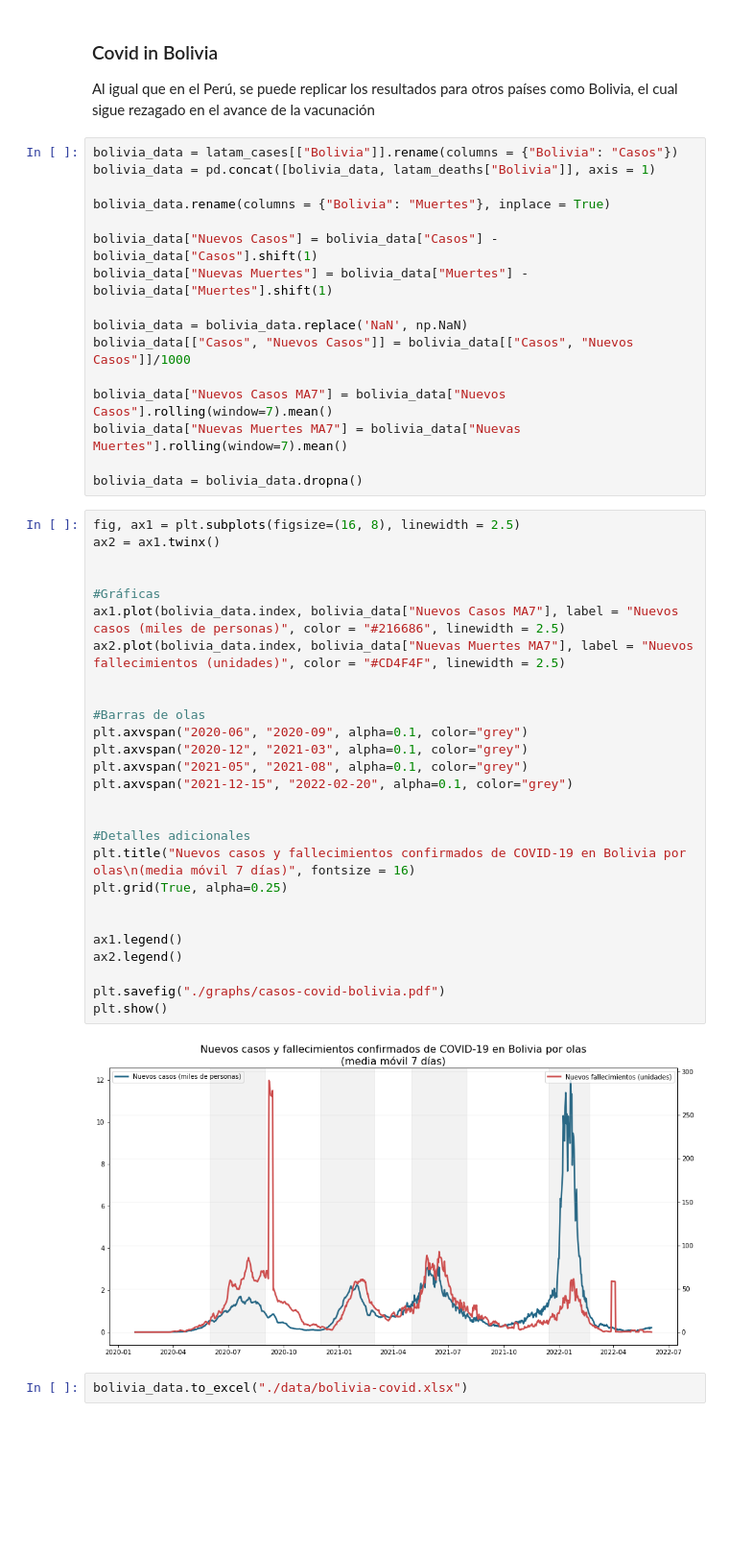
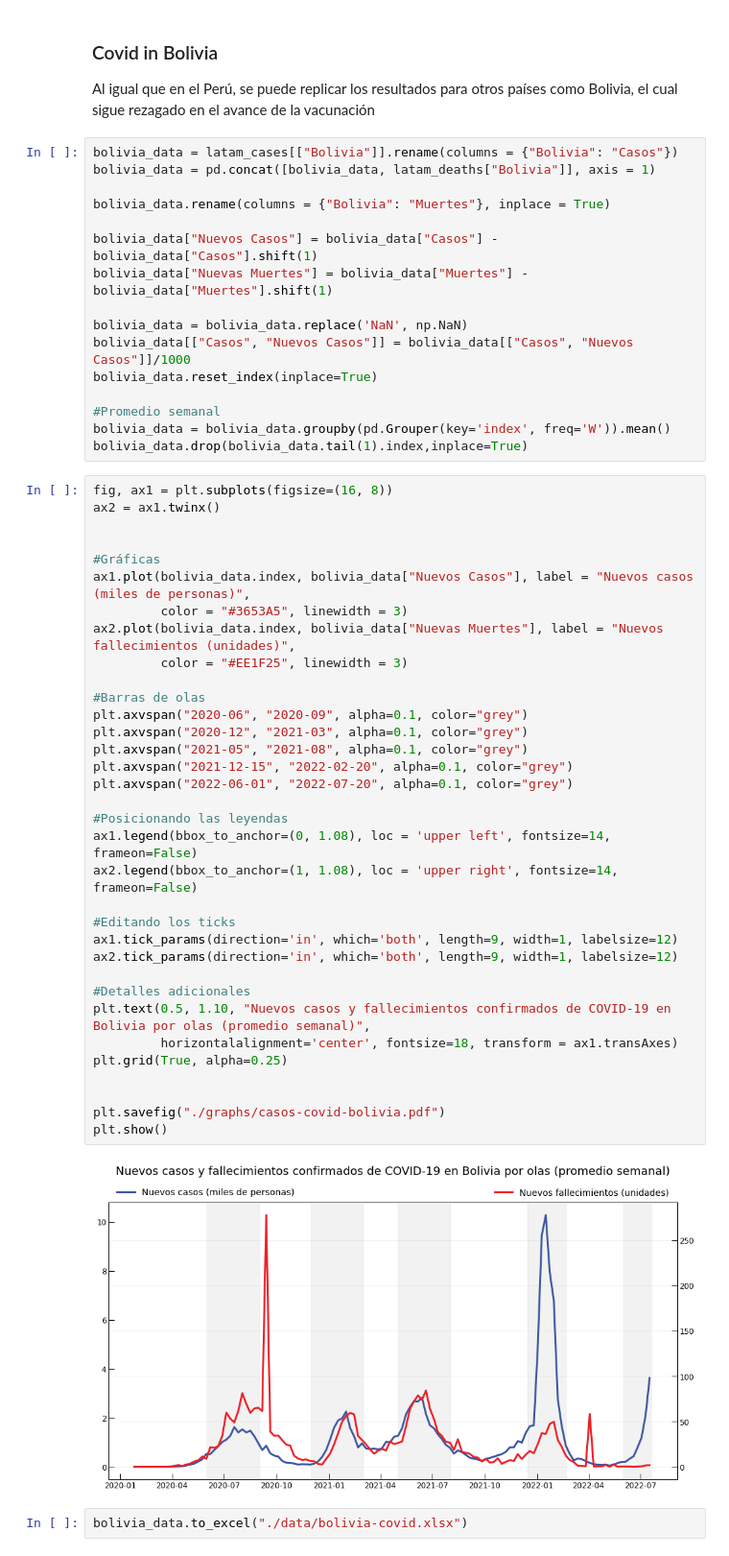
Before and after one commit to mauricioalvaradoo/covid_19, a Jupyter notebook: covid-19-review.ipynb, the cells around one changed output. Shown at 96% size. Saved outputs shown, nothing was run; the diff lists cells and outputs as text; blank space fills up the shorter version.

```diff
--- a/covid-19-review.ipynb
+++ b/covid-19-review.ipynb
@@ -232,39 +246,46 @@ bolivia_data["Nuevas Muertes"] = bolivia_data["Muertes"] - bolivia_data["Muertes
 
 bolivia_data = bolivia_data.replace('NaN', np.NaN)
 bolivia_data[["Casos", "Nuevos Casos"]] = bolivia_data[["Casos", "Nuevos Casos"]]/1000
+bolivia_data.reset_index(inplace=True)
 
-bolivia_data["Nuevos Casos MA7"] = bolivia_data["Nuevos Casos"].rolling(window=7).mean()
-bolivia_data["Nuevas Muertes MA7"] = bolivia_data["Nuevas Muertes"].rolling(window=7).mean()
-
-bolivia_data = bolivia_data.dropna()
+#Promedio semanal
+bolivia_data = bolivia_data.groupby(pd.Grouper(key='index', freq='W')).mean()
+bolivia_data.drop(bolivia_data.tail(1).index,inplace=True)
 # %%
-fig, ax1 = plt.subplots(figsize=(16, 8), linewidth = 2.5)
+fig, ax1 = plt.subplots(figsize=(16, 8))
 ax2 = ax1.twinx()
 
 
 #Gráficas
-ax1.plot(bolivia_data.index, bolivia_data["Nuevos Casos MA7"], label = "Nuevos casos (miles de personas)", color = "#216686", linewidth = 2.5)
-ax2.plot(bolivia_data.index, bolivia_data["Nuevas Muertes MA7"], label = "Nuevos fallecimientos (unidades)", color = "#CD4F4F", linewidth = 2.5)
-
+ax1.plot(bolivia_data.index, bolivia_data["Nuevos Casos"], label = "Nuevos casos (miles de personas)",
+         color = "#3653A5", linewidth = 3)
+ax2.plot(bolivia_data.index, bolivia_data["Nuevas Muertes"], label = "Nuevos fallecimientos (unidades)",
+         color = "#EE1F25", linewidth = 3)
 
 #Barras de olas
 plt.axvspan("2020-06", "2020-09", alpha=0.1, color="grey")
 plt.axvspan("2020-12", "2021-03", alpha=0.1, color="grey")
 plt.axvspan("2021-05", "2021-08", alpha=0.1, color="grey")
 plt.axvspan("2021-12-15", "2022-02-20", alpha=0.1, color="grey")
+plt.axvspan("2022-06-01", "2022-07-20", alpha=0.1, color="grey")
 
+#Posicionando las leyendas
+ax1.legend(bbox_to_anchor=(0, 1.08), loc = 'upper left', fontsize=14, frameon=False)
+ax2.legend(bbox_to_anchor=(1, 1.08), loc = 'upper right', fontsize=14, frameon=False)
+
+#Editando los ticks
+ax1.tick_params(direction='in', which='both', length=9, width=1, labelsize=12)
+ax2.tick_params(direction='in', which='both', length=9, width=1, labelsize=12)
 
 #Detalles adicionales
-plt.title("Nuevos casos y fallecimientos confirmados de COVID-19 en Bolivia por olas\n(media móvil 7 días)", fontsize = 16)
+plt.text(0.5, 1.10, "Nuevos casos y fallecimientos confirmados de COVID-19 en Bolivia por olas (promedio semanal)",
+         horizontalalignment='center', fontsize=18, transform = ax1.transAxes)
 plt.grid(True, alpha=0.25)
 
 
-ax1.legend()
-ax2.legend()
-
 plt.savefig("./graphs/casos-covid-bolivia.pdf")
 plt.show()
 # %% [output]
-[figure, old version]
+[figure, new version]
 # %%
 bolivia_data.to_excel("./data/bolivia-covid.xlsx")
```
Also changed, not shown: parts of 8 cells of this notebook.
